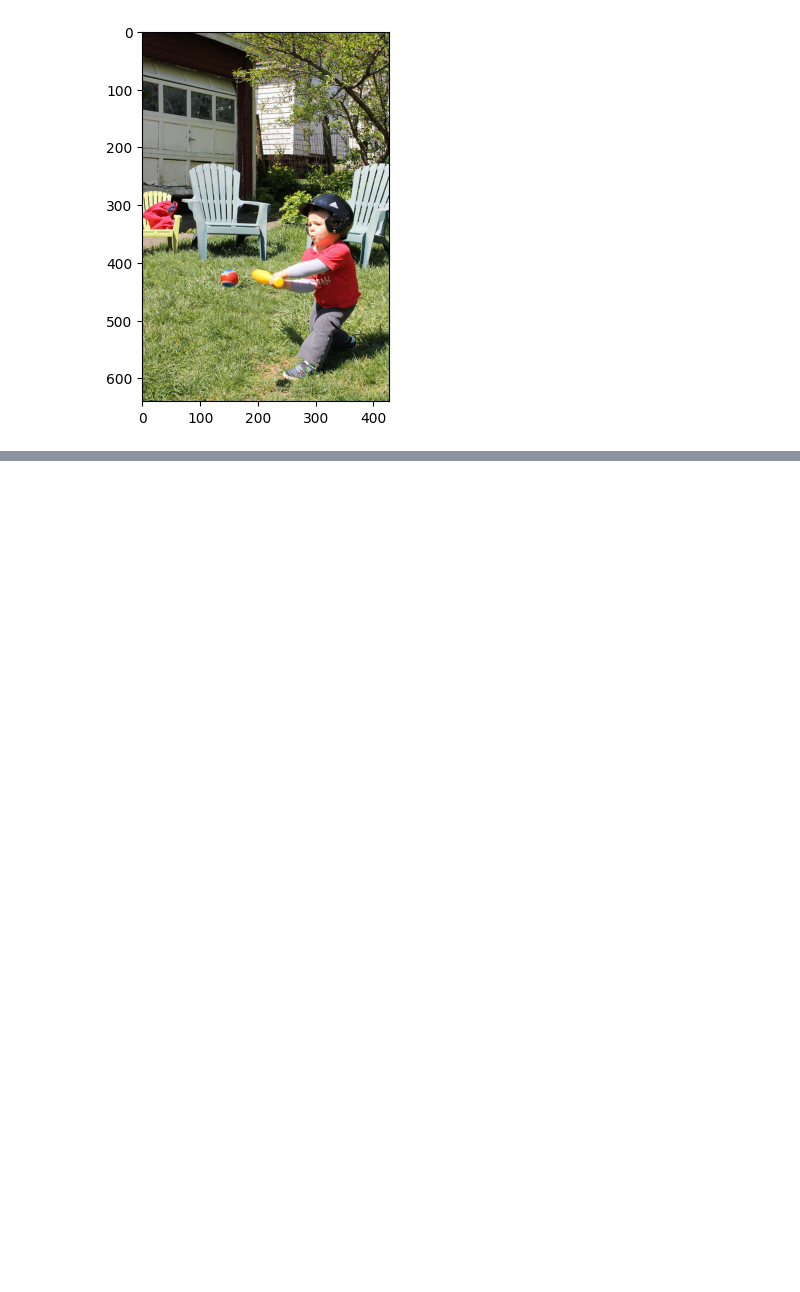
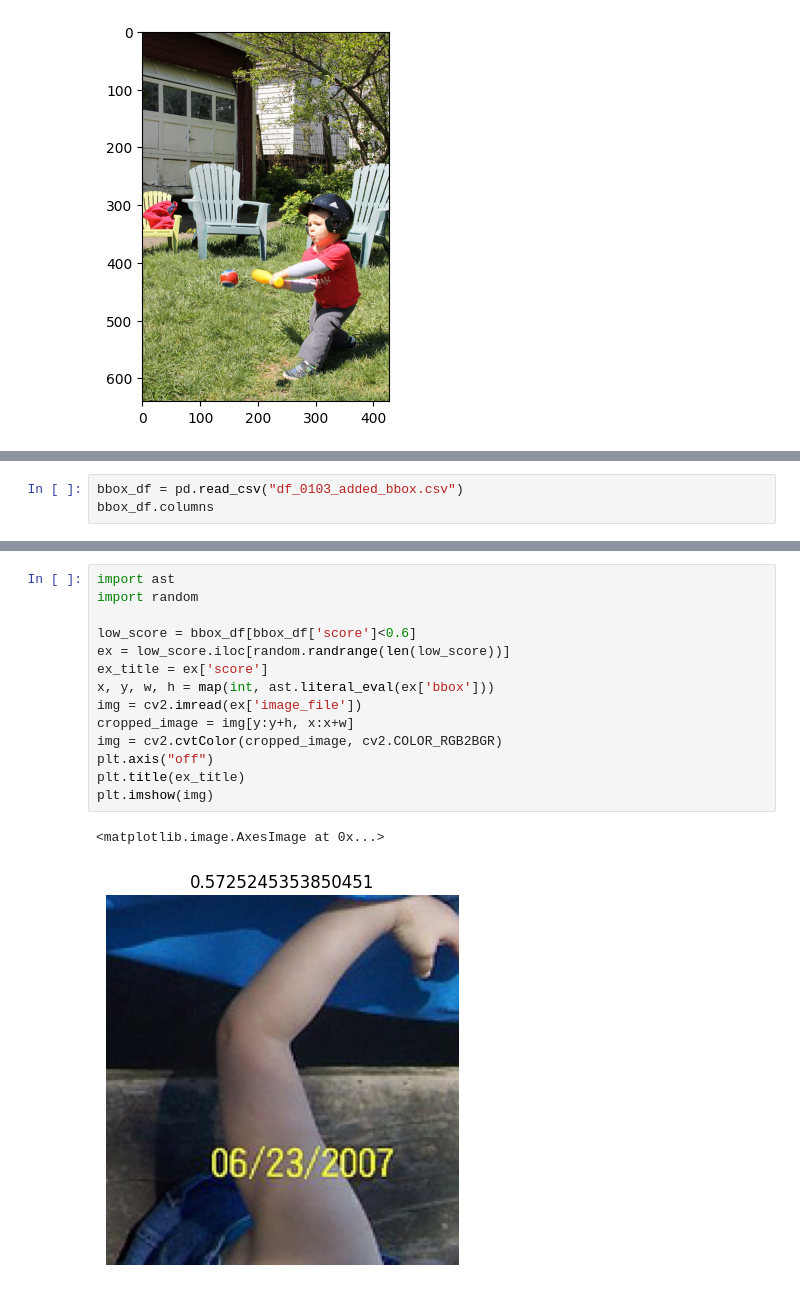
Before and after one commit to yuuhey/image_preprocessing, a Jupyter notebook: model_result_visual.ipynb, the cells around one changed output, grey strips where cells are left out. Cells and saved outputs as stored; diff of their text form; blank space fills up the shorter version.

Commit message:
low score visualization

```diff
--- a/model_result_visual.ipynb
+++ b/model_result_visual.ipynb
@@ -294,0 +297,3 @@ plt.imshow(img_rgb)
+# %%
+bbox_df = pd.read_csv("df_0103_added_bbox.csv")
+bbox_df.columns
@@ -294,0 +309,17 @@ plt.imshow(img_rgb)
+# %%
+import ast
+import random
+
+low_score = bbox_df[bbox_df['score']<0.6]
+ex = low_score.iloc[random.randrange(len(low_score))]
+ex_title = ex['score']
+x, y, w, h = map(int, ast.literal_eval(ex['bbox']))
+img = cv2.imread(ex['image_file'])
+cropped_image = img[y:y+h, x:x+w]
+img = cv2.cvtColor(cropped_image, cv2.COLOR_RGB2BGR)
+plt.axis("off")
+plt.title(ex_title)
+plt.imshow(img)
+# %% [output]
+<matplotlib.image.AxesImage at 0x...>
+[figure, added]
```
Also changed, not shown: parts of 6 cells of this notebook, 3 other files.
